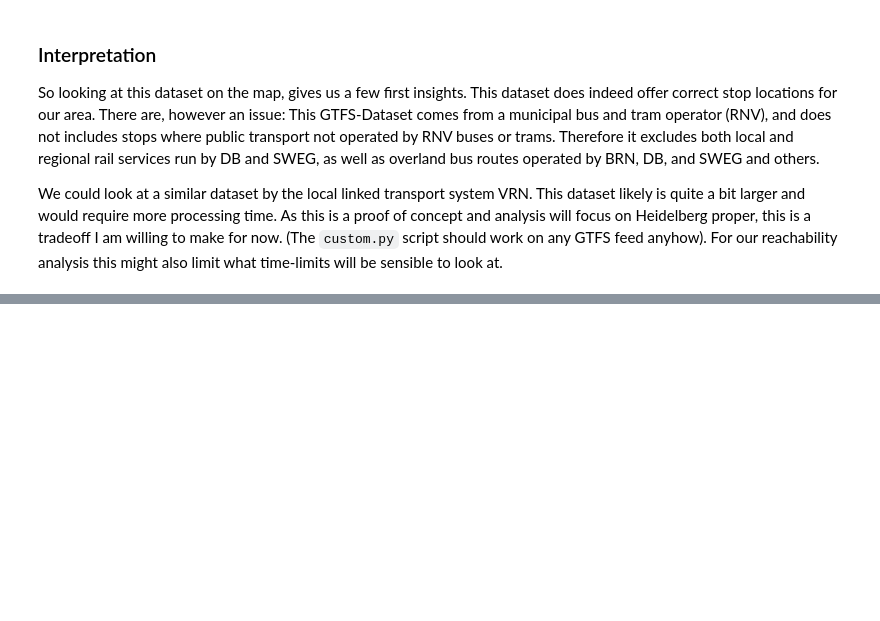
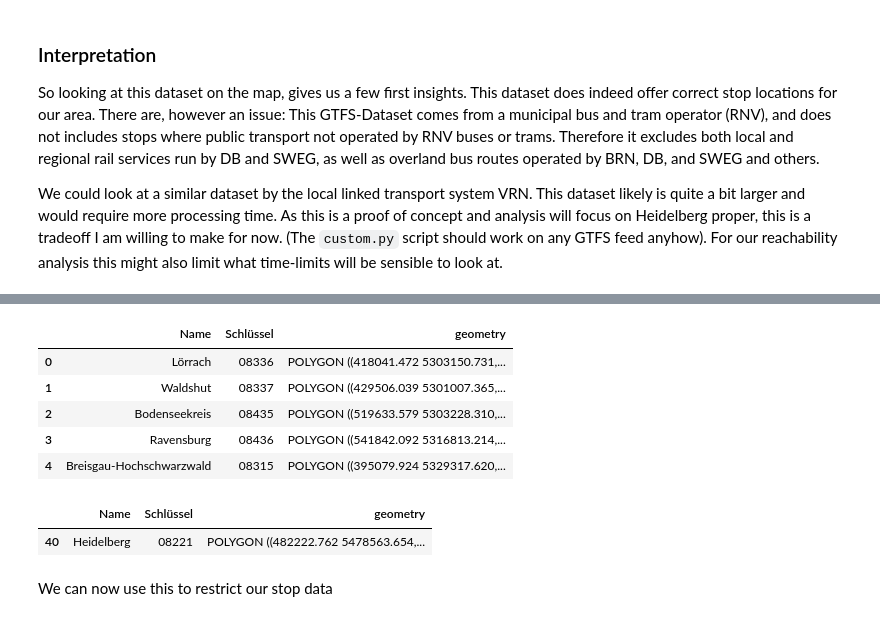
Before and after one commit to Chwiggy/2022-08-31_FinalAssignment, a Jupyter notebook: 2022-08-05_Methods.ipynb, the cells around one changed output, grey strips where cells are left out. Cells and saved outputs as stored; diff of their text form; code cells hidden in the pictures; blank space fills up the shorter version.

```diff
--- a/2022-08-05_Methods.ipynb
+++ b/2022-08-05_Methods.ipynb
@@ -94,0 +98,19 @@ We could look at a similar dataset by the local linked transport system VRN. Thi
+# %%
+counties_gdf = gp.read_file("OD_AX_Gebiet_Kreis.zip")
+counties_gdf.head()
+# %% [output]
+|  | Name | Schlüssel | geometry |
+| 0 | Lörrach | 08336 | POLYGON ((418041.472 5303150.731,... |
+| 1 | Waldshut | 08337 | POLYGON ((429506.039 5301007.365,... |
+| 2 | Bodenseekreis | 08435 | POLYGON ((519633.579 5303228.310,... |
+| 3 | Ravensburg | 08436 | POLYGON ((541842.092 5316813.214,... |
+| 4 | Breisgau-Hochschwarzwald | 08315 | POLYGON ((395079.924 5329317.620,... |
+# %%
+#we only need Heidelberg
+county_gdf = counties_gdf.loc[counties_gdf["Name"] == "Heidelberg"]
+county_gdf
+# %% [output]
+|  | Name | Schlüssel | geometry |
+| 40 | Heidelberg | 08221 | POLYGON ((482222.762 5478563.654,... |
+# %% [markdown]
+We can now use this to restrict our stop data
```
Also changed, not shown: parts of 11 cells of this notebook, 2 other files.
